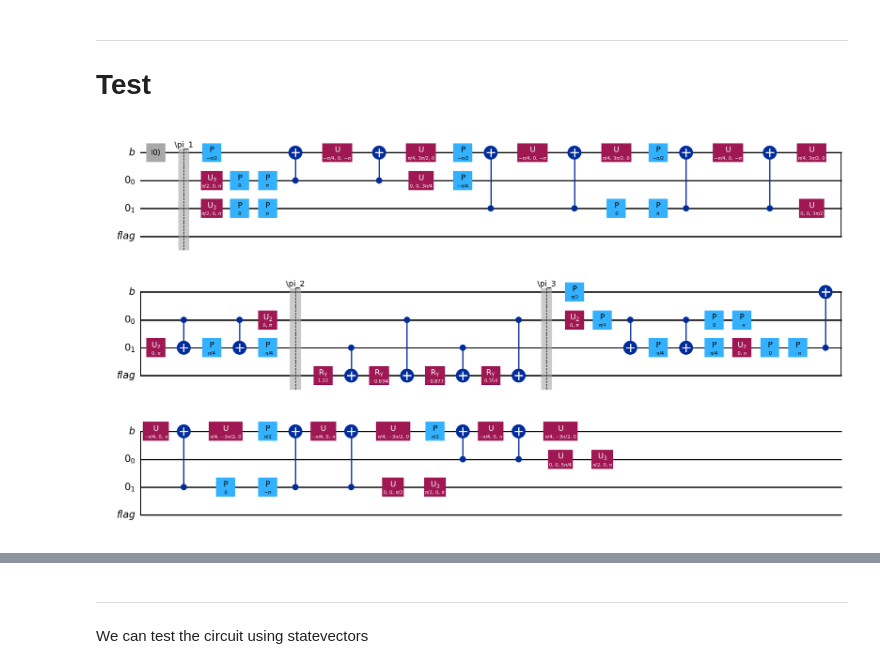
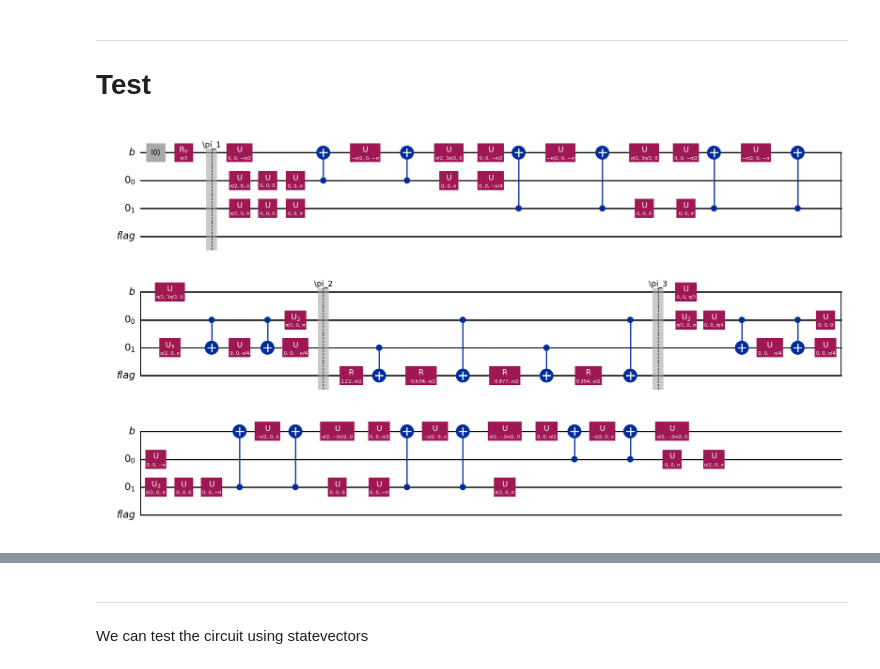
Before and after one commit to Nicofero/CITMAGA, a Jupyter notebook: Pruebas_Qiskit.ipynb, the cells around one changed output, grey strips where cells are left out. Cells and saved outputs as stored; diff of their text form; code cells hidden in the pictures.

```diff
--- a/Pruebas_Qiskit.ipynb
+++ b/Pruebas_Qiskit.ipynb
@@ -357,17 +359,17 @@ def solution(qc: QuantumCircuit) -> np.ndarray:
 ---
 # **Test**
 # %%
-vector = np.array([1,0])
-matrix = tridiag_matrix(1,-1/3,2)
+vector = np.array([1,1])
+matrix = tridiag_matrix(2,-1,2)
 
 hhl,scaling = build_circuit(matrix,vector,10e-2,flag=True)
 # print(hhl.draw('mpl'))
 
-hhl_d = hhl.decompose(reps=4)
+hhl_d = hhl.decompose(reps=5)
 
 hhl_d.draw('mpl')
 # %% [output]
-[figure, old version]
+[figure, new version]
 # %%
 vector = np.array([1]*4)
 matrix = tridiag_matrix(2,-1,4)
```
Also changed, not shown: parts of 5 cells of this notebook.
